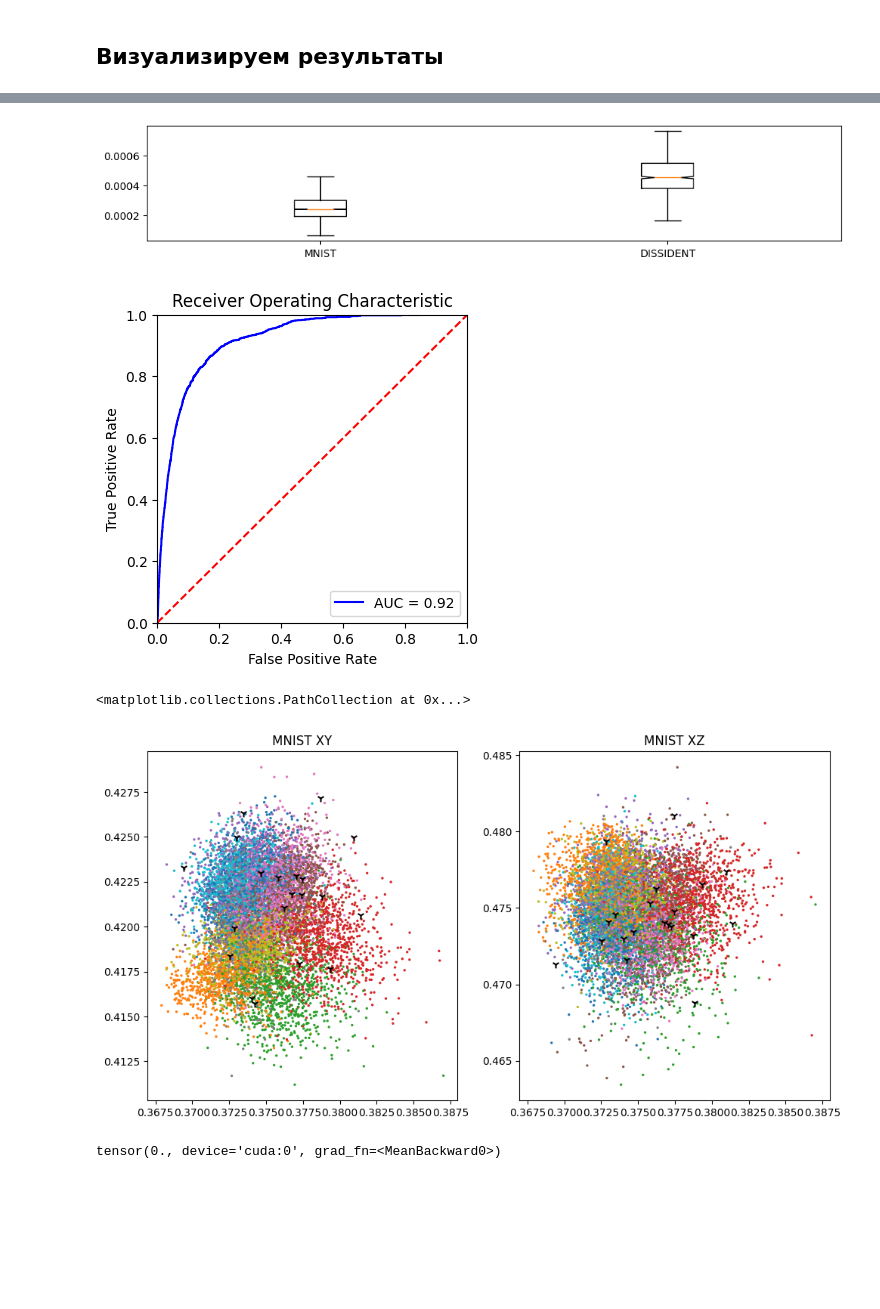
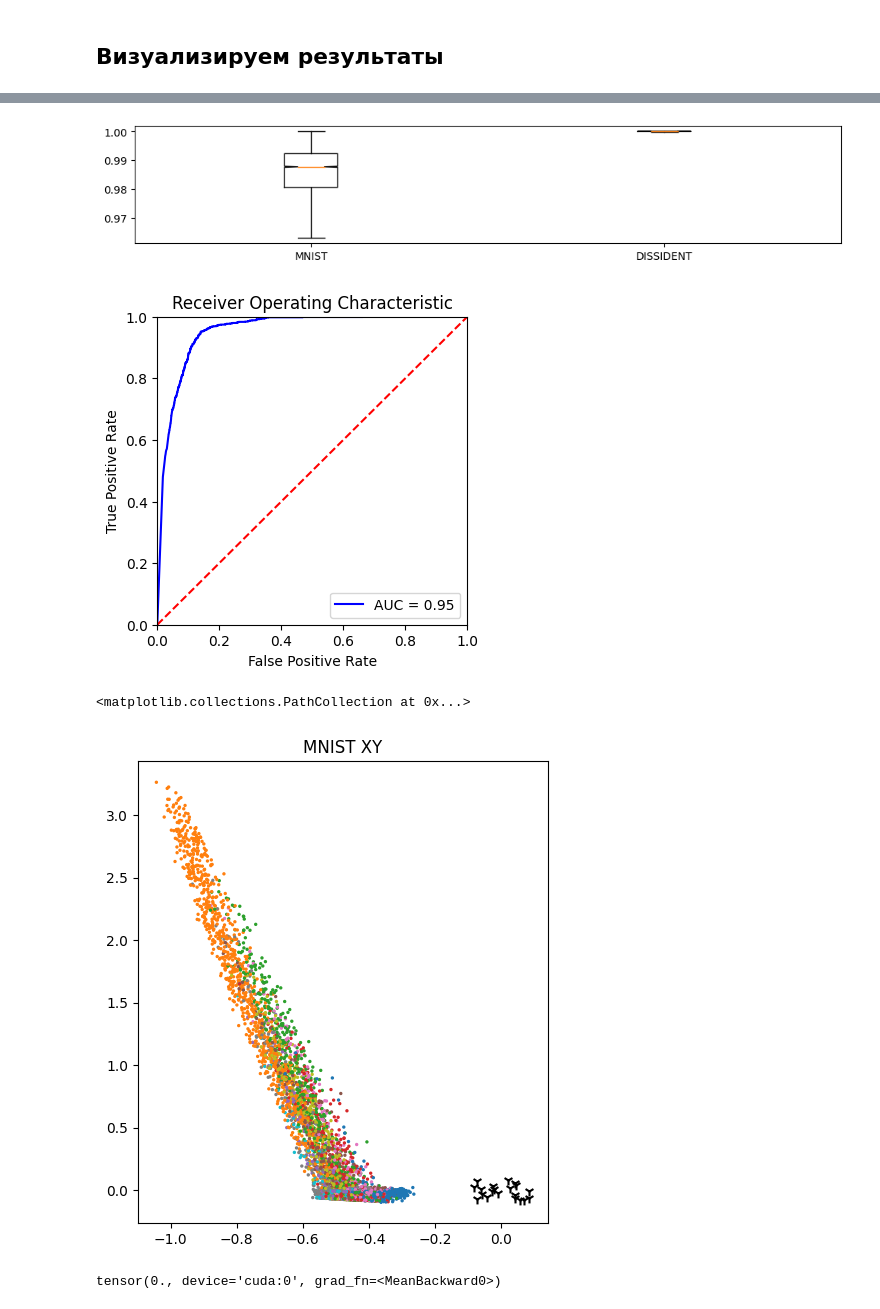
Before and after one commit to kenoma/pytorch-fuzzy, a Jupyter notebook: experiments_anomaly_detection_cvae_mnist_iter.ipynb, the cells around one changed output, grey strips where cells are left out. Saved outputs shown, nothing was run; the diff lists cells and outputs as text; code cells hidden in the pictures; blank space fills up the shorter version.

```diff
--- a/experiments_anomaly_detection_cvae_mnist_iter.ipynb
+++ b/experiments_anomaly_detection_cvae_mnist_iter.ipynb
@@ -23,7 +23,7 @@ from torchvision.transforms import v2
 batch_size = 256
 learning_rate = 2e-3
 num_epochs = 300
-latent_dim = 7
+latent_dim = 2
 mnist_class_anomaly = 1
 kernels = 2
 fuzzy_rules_count = 20
@@ -34,7 +34,7 @@ prefix = f"fuzzy_cvae_mamdani_anomaly"
 writer = SummaryWriter(f'runs/mnist/{prefix}_{datetime.now().strftime("%Y%m%d-%H%M%S")}')
 device = torch.device('cuda' if torch.cuda.is_available() else 'cpu')
 
-ssim = piqa.SSIM(window_size = 14, n_channels=1, reduction='none').to(device)
+ssim = piqa.SSIM(window_size = 11, n_channels=1, reduction='none').to(device)
 # %% [markdown]
 ## Датасет
 
@@ -223,9 +223,9 @@ class Decoder(nn.Module):
     def __init__(self, latent_dim, fuzzy_rules_count):
         super(Decoder, self).__init__()
 
-        initial_centroids = np.random.rand(fuzzy_rules_count, latent_dim)
-        initial_scales = 1e-2 * np.ones((fuzzy_rules_count, latent_dim))
-        self.fuzzy = FuzzyBellLayer.from_centers_and_scales(initial_centroids, initial_scales, trainable=True)
+        initial_centroids = 2 * (0.5 - np.random.rand(fuzzy_rules_count, latent_dim))
+        initial_scales = 10 * np.ones((fuzzy_rules_count, latent_dim))
+        self.fuzzy = FuzzyLayer.from_centers_and_scales(initial_centroids, initial_scales, trainable=True)
 
         self.decoder = nn.Sequential(
             nn.Linear(fuzzy_rules_count, 16*kernels),
@@ -570,7 +562,7 @@ plt.show()
 
 writer.add_figure('Anomaly Detection', fig)
 # %% [output]
-[figure, old version]
+[figure, new version]
 # %%
 with torch.no_grad():
     firing_levels = []
@@ -604,39 +596,39 @@ with torch.no_grad():
     plt.show()
     writer.add_figure('ROC', fig)
 # %% [output]
-[figure, old version]
+[figure, new version]
 # %%
 centroids = model.decoder.fuzzy.get_centroids().detach().cpu().numpy()
 
 embedings = []
 labels_expected = []
 with torch.no_grad():
     for data, target in tqdm(test_loader, desc='Encoding'):
         data = data.view((-1,1,28,28)).to(device)
         embeding,_,_ = model.forward(data)
         embedings.append(embeding.cpu().numpy())
         labels_expected.append(target.cpu().numpy())
 embedings = np.concatenate(embedings, axis=0)
 labels_expected = np.concatenate(labels_expected, axis=0)
 
 plt.figure(figsize=(18, 6))
 
 R, C = 1, 3
 
 plt.subplot(R, C, 1)
 plt.title("MNIST XY")
 plt.scatter(embedings[:, 0],      embedings[:,  1], c=labels_expected, cmap='tab10', s=2)
 plt.scatter(centroids[:, 0],      centroids[:, 1], marker='1', c='black', s= 50)
 
-xmin, xmax = plt.xlim()
-ymin, ymax = plt.ylim()
-plt.subplot(R, C, 2)
-plt.title("MNIST XZ")
-plt.scatter(embedings[:, 0],      embedings[:,  2], c=labels_expected, cmap='tab10', s=2)
-plt.scatter(centroids[:, 0],      centroids[:, 2], marker='1', c='black', s= 50)
+# xmin, xmax = plt.xlim()
+# ymin, ymax = plt.ylim()
+# plt.subplot(R, C, 2)
+# plt.title("MNIST XZ")
+# plt.scatter(embedings[:, 0],      embedings[:,  2], c=labels_expected, cmap='tab10', s=2)
+# plt.scatter(centroids[:, 0],      centroids[:, 2], marker='1', c='black', s= 50)
 # %% [output]
 <matplotlib.collections.PathCollection at 0x...>
-[figure, old version]
+[figure, new version]
 # %%
 # X_embedded = TSNE(n_components=2, learning_rate='auto',
 #                   init='random', perplexity=3).fit_transform(embedings)
```
Also changed, not shown: parts of 14 cells of this notebook.
